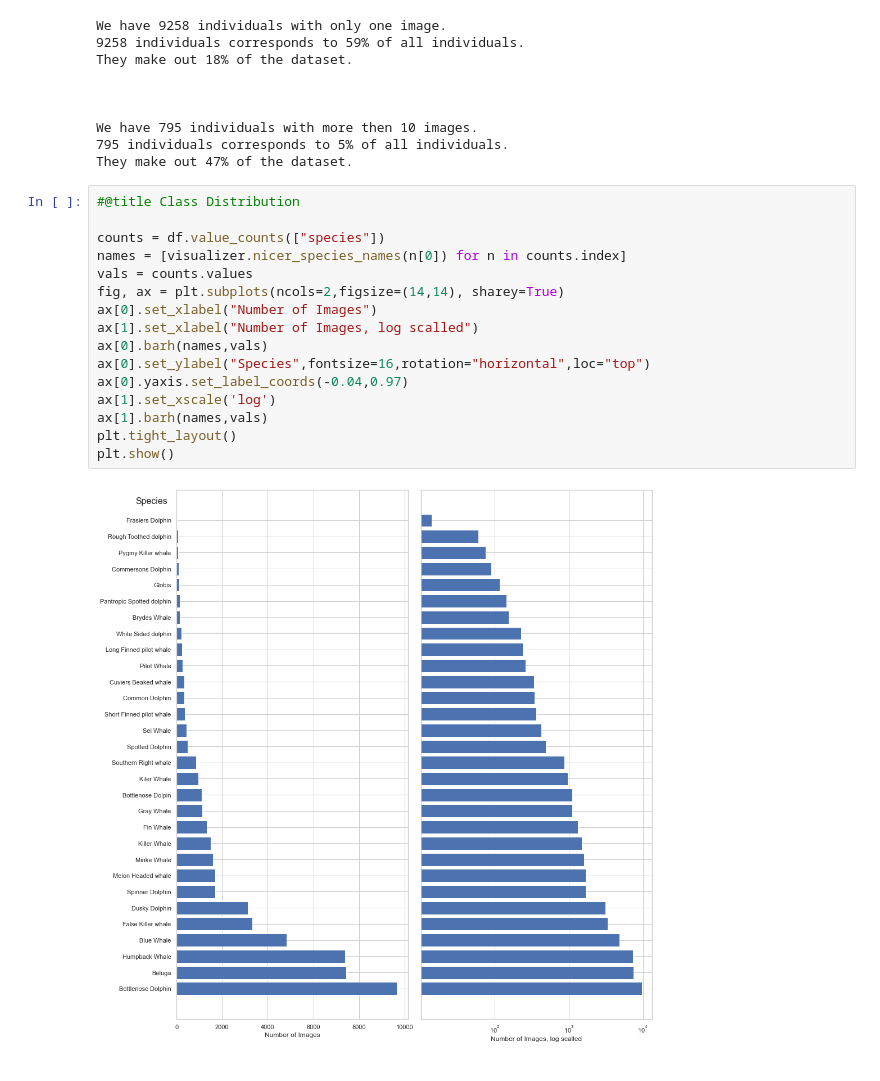
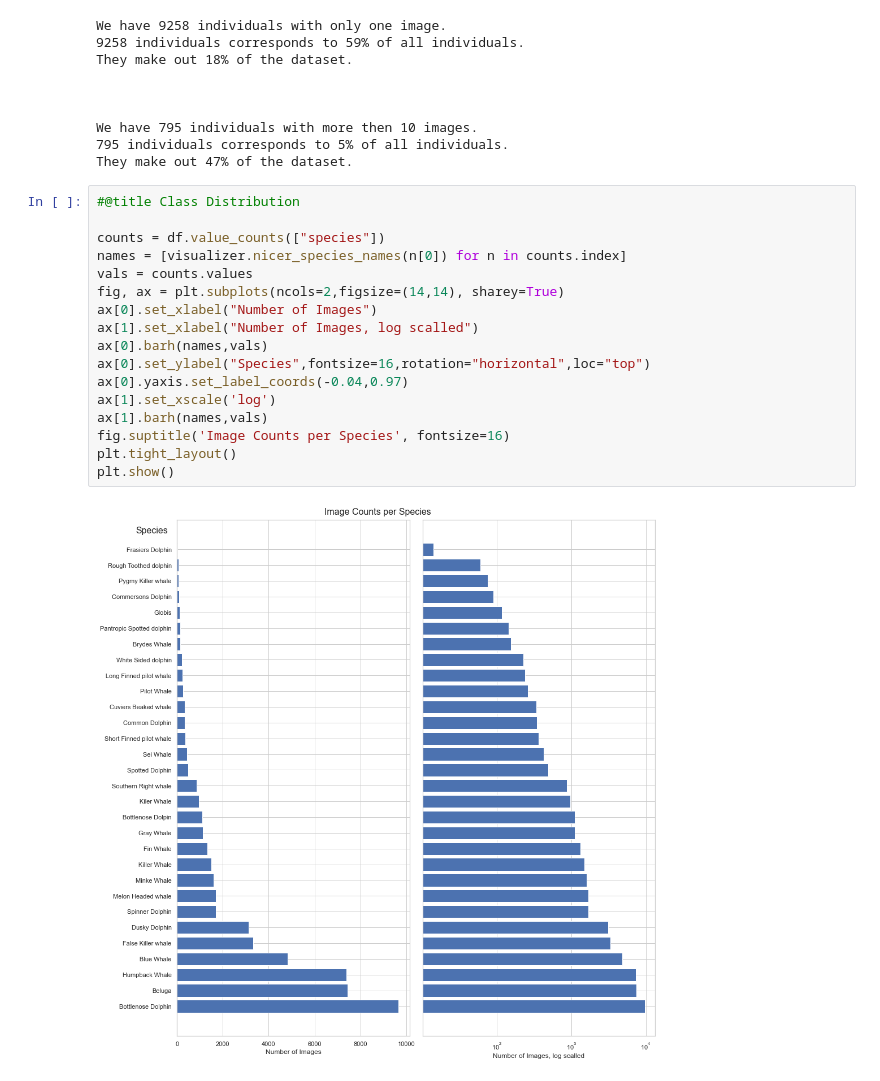
Before and after one commit to louiskhub/happywhale, a Jupyter notebook: visualizations/data_visualization.ipynb, the cells around one changed output. Saved outputs shown, nothing was run; the diff lists cells and outputs as text.

Commit message:
graph

```diff
--- a/visualizations/data_visualization.ipynb
+++ b/visualizations/data_visualization.ipynb
@@ -118,18 +118,19 @@ They make out 47% of the dataset.
 # %%
 #@title Class Distribution
 
 counts = df.value_counts(["species"])
 names = [visualizer.nicer_species_names(n[0]) for n in counts.index]
 vals = counts.values
 fig, ax = plt.subplots(ncols=2,figsize=(14,14), sharey=True)
 ax[0].set_xlabel("Number of Images")
 ax[1].set_xlabel("Number of Images, log scalled")
 ax[0].barh(names,vals)
 ax[0].set_ylabel("Species",fontsize=16,rotation="horizontal",loc="top")
 ax[0].yaxis.set_label_coords(-0.04,0.97)
 ax[1].set_xscale('log')
 ax[1].barh(names,vals)
+fig.suptitle('Image Counts per Species', fontsize=16)
 plt.tight_layout()
 plt.show()
 # %% [output]
-[figure, old version]
+[figure, new version]
```
